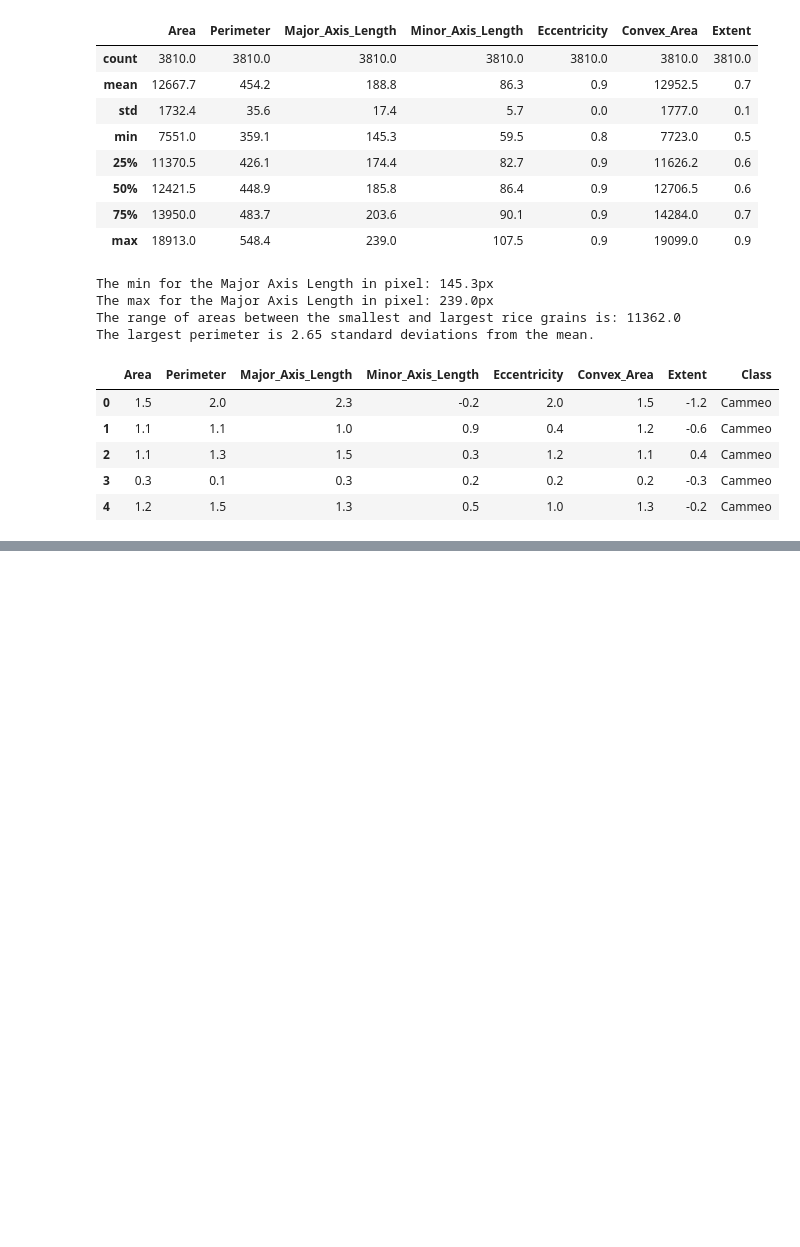
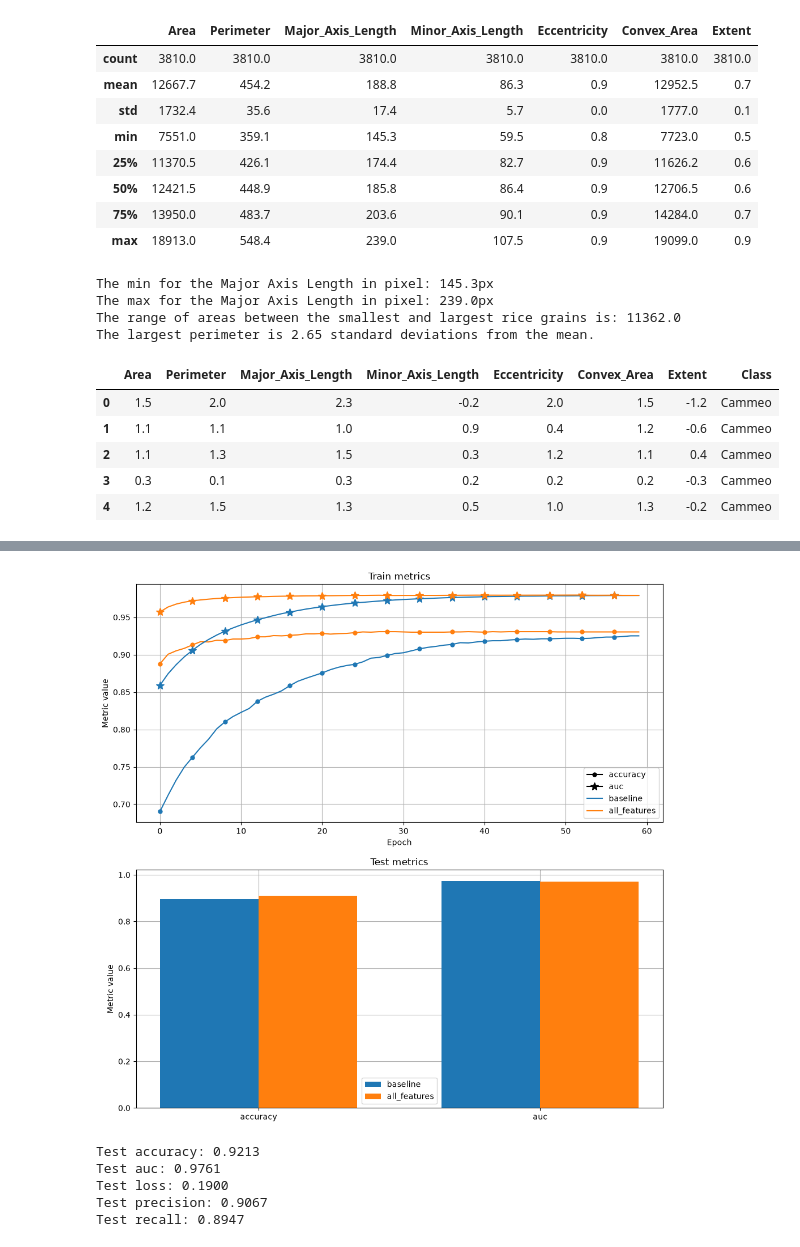
Before and after one commit to kogimurio/mlproject, a Jupyter notebook: binary_classification_rice.ipynb, the cells around one changed output, grey strips where cells are left out. Drawn from its saved outputs; the diff is of its cells as text; code cells hidden in the pictures; blank space fills up the shorter version.

```diff
--- a/binary_classification_rice.ipynb
+++ b/binary_classification_rice.ipynb
@@ -290,0 +291,12 @@ Epoch 60/60
+# %%
+# Evaluate the model against the validation set
+def compare_train_validation(experiment: ml_edu.experiment.Experiment, validation_metrics: dict[str, float]):
+    print("Comparing metrics between train and validation:")
+    for metric, validation_value in validation_metrics.items():
+        print("_ _ _ _ _")
+        print(f"Train {metric}: {experiment.get_final_metric_value(metric):.4f}")
+        print(f"Validation {metric}: {validation_value:.4f}")
+
+# Evaluate validation metrics
+validation_metrics = experiment.evaluate(validation_features, validation_labels)
+compare_train_validation(experiment, validation_metrics)
@@ -290,0 +392,7 @@ Epoch 60/60
+# %%
+# Evaluate full-featured model on validation split
+validation_metrics_all_features = experiment_all_feature.evaluate(
+    validation_features,
+    validation_labels,
+)
+compare_train_validation(experiment_all_feature, validation_metrics_all_features)
@@ -290,0 +416,21 @@ Epoch 60/60
+# %%
+# Comparing our two models
+ml_edu.results.compare_experiment([experiment, experiment_all_feature],
+                                  ['accuracy', 'auc'],
+                                  validation_features, validation_labels)
+# %% [output]
+[figure, added]
+# %%
+# Computing the final test metrics
+test_metrics_all_features = experiment_all_feature.evaluate(
+    test_features,
+    test_labels
+)
+for metric, test_value in test_metrics_all_features.items():
+    print(f'Test {metric}: {test_value:.4f}')
+# %% [output]
+Test accuracy: 0.9213
+Test auc: 0.9761
+Test loss: 0.1900
+Test precision: 0.9067
+Test recall: 0.8947
```
Also changed, not shown: parts of 5 cells of this notebook.
